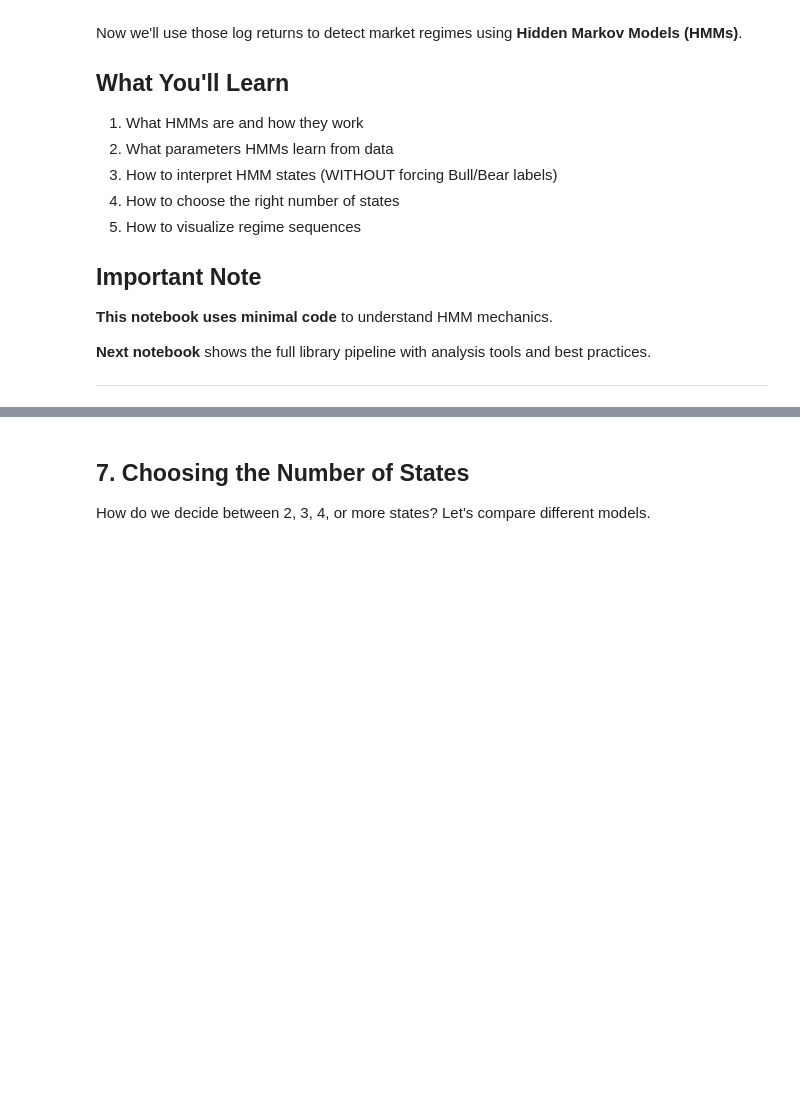
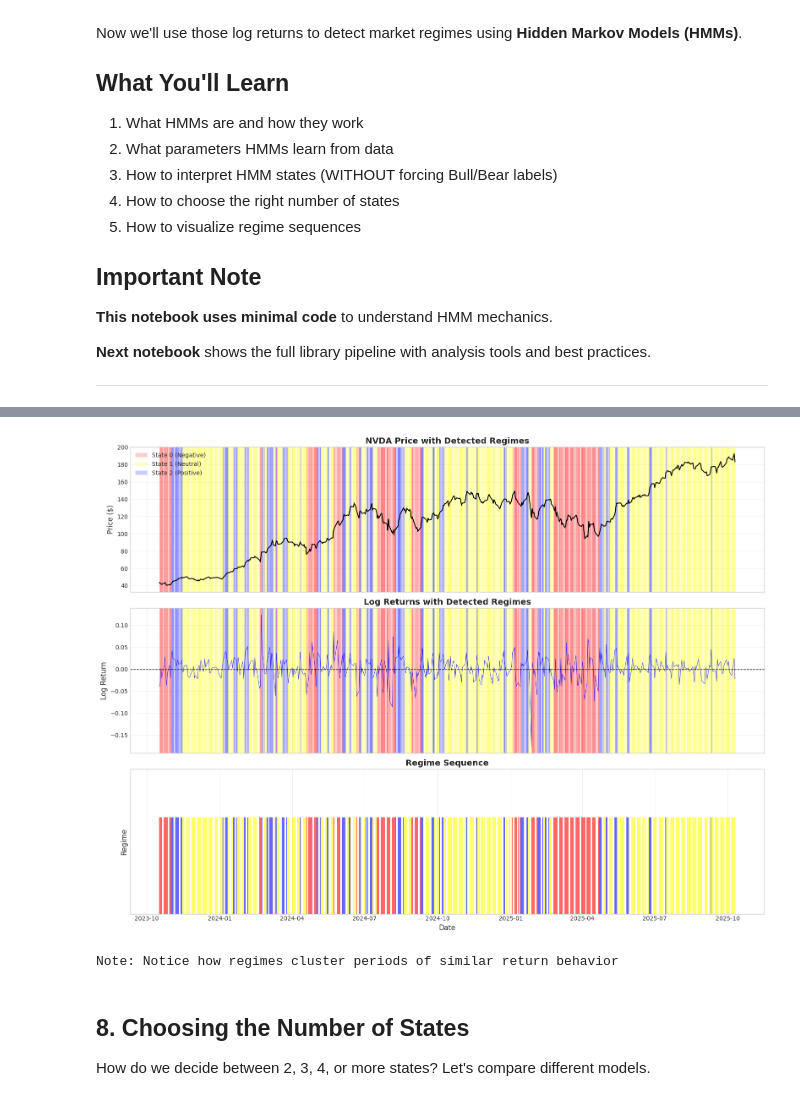
Before and after one commit to hidden-regime/hidden-regime, a Jupyter notebook: examples/02_HMM_Basics_Understanding_Regime_Detection.ipynb, the cells around one changed output, grey strips where cells are left out. Saved outputs shown, nothing was run; the diff lists cells and outputs as text; code cells hidden in the pictures; blank space fills up the shorter version.

```diff
--- a/examples/02_HMM_Basics_Understanding_Regime_Detection.ipynb
+++ b/examples/02_HMM_Basics_Understanding_Regime_Detection.ipynb
@@ -83,7 +81,7 @@ We'll use SPY (S&P 500 ETF) with 2 years of data.
 # %%
 # Configure data loader
 data_config = FinancialDataConfig(
-    ticker='SPY',
+    ticker='NVDA',
     end_date=datetime.now(),
     num_samples=504  # ~2 years of trading days
 )
@@ -92,7 +90,7 @@ data_config = FinancialDataConfig(
 loader = FinancialDataLoader(data_config)
 df = loader.load_data()
 
-print(f"Loaded {len(df)} days of SPY data")
+print(f"Loaded {len(df)} days of NVDA data")
 print(f"Date range: {df.index[0].date()} to {df.index[-1].date()}")
 print(f"\nData columns: {list(df.columns)}")
 print(f"\nFirst few rows:")
@@ -248,7 +537,7 @@ Let's see how the detected regimes align with price movements and returns.
 fig, axes = plt.subplots(3, 1, figsize=(16, 12), sharex=True)
 
 # Define colors for each state (sorted by mean return)
-state_colors = {sorted_idx[0]: 'red', sorted_idx[1]: 'gray', sorted_idx[2]: 'green'}
+state_colors = {sorted_idx[0]: 'red', sorted_idx[1]: 'yellow', sorted_idx[2]: 'blue'}
 state_names = {sorted_idx[0]: 'Negative', sorted_idx[1]: 'Neutral', sorted_idx[2]: 'Positive'}
 
 # 1. Price with regime shading
@@ -258,7 +547,7 @@ dates = df.index
 
 ax.plot(dates, prices, linewidth=1.5, color='black', zorder=2)
 ax.set_ylabel('Price ($)', fontsize=12)
-ax.set_title('SPY Price with Detected Regimes', fontsize=14, fontweight='bold')
+ax.set_title('NVDA Price with Detected Regimes', fontsize=14, fontweight='bold')
 ax.grid(True, alpha=0.3)
 
 # Shade background by regime
@@ -275,38 +564,41 @@ legend_elements = [Patch(facecolor=state_colors[s], alpha=0.2,
 ax.legend(handles=legend_elements, loc='upper left')
 
 # 2. Log returns with regime shading
 ax = axes[1]
-log_returns = observations.flatten()
-ax.plot(dates[1:], log_returns, linewidth=0.8, color='blue', alpha=0.7)
+log_returns = observations['log_return']
+ax.plot(dates, log_returns, linewidth=0.8, color='blue', alpha=0.7)
 ax.axhline(y=0, color='black', linestyle='--', linewidth=1)
 ax.set_ylabel('Log Return', fontsize=12)
 ax.set_title('Log Returns with Detected Regimes', fontsize=14, fontweight='bold')
 ax.grid(True, alpha=0.3)
 
 # Shade background
 for i in range(len(states)):
     state = states[i]
     ax.axvspan(dates[i], dates[min(i+1, len(dates)-1)],
                alpha=0.2, color=state_colors[state], zorder=1)
 
 # 3. Regime sequence as bar plot
 ax = axes[2]
-regime_bars = ax.bar(dates[1:], np.ones(len(states)), width=1,
+regime_bars = ax.bar(dates, np.ones(len(states)), width=1,
                       color=[state_colors[s] for s in states],
                       edgecolor='none', alpha=0.6)
 ax.set_ylabel('Regime', fontsize=12)
 ax.set_xlabel('Date', fontsize=12)
 ax.set_title('Regime Sequence', fontsize=14, fontweight='bold')
 ax.set_ylim(0, 1.5)
 ax.set_yticks([])
 ax.grid(True, alpha=0.3, axis='x')
 
 plt.tight_layout()
 plt.show()
 
 print("\nNote: Notice how regimes cluster periods of similar return behavior")
+# %% [output]
+[figure, added]
+Note: Notice how regimes cluster periods of similar return behavior
 # %% [markdown]
-## 7. Choosing the Number of States
+## 8. Choosing the Number of States
 
 How do we decide between 2, 3, 4, or more states? Let's compare different models.
 # %%
```
Also changed, not shown: parts of 20 cells of this notebook.
